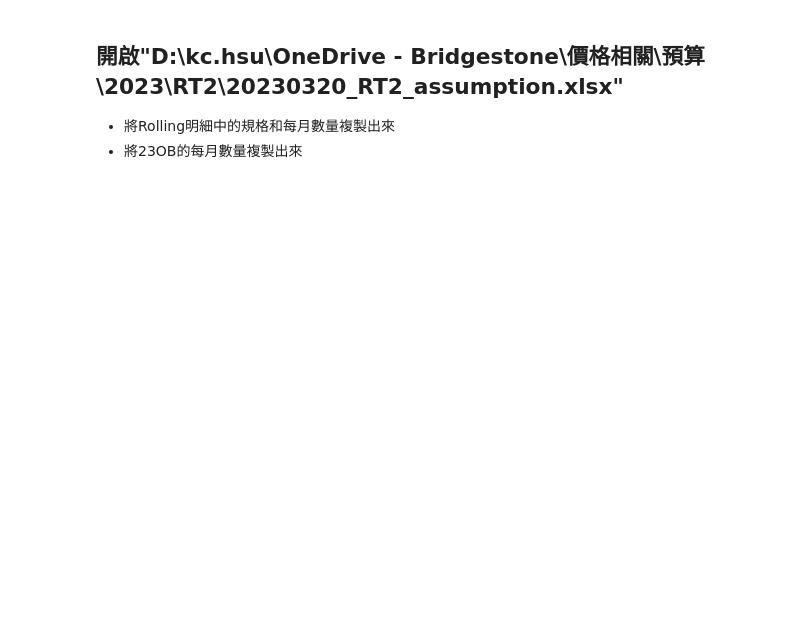
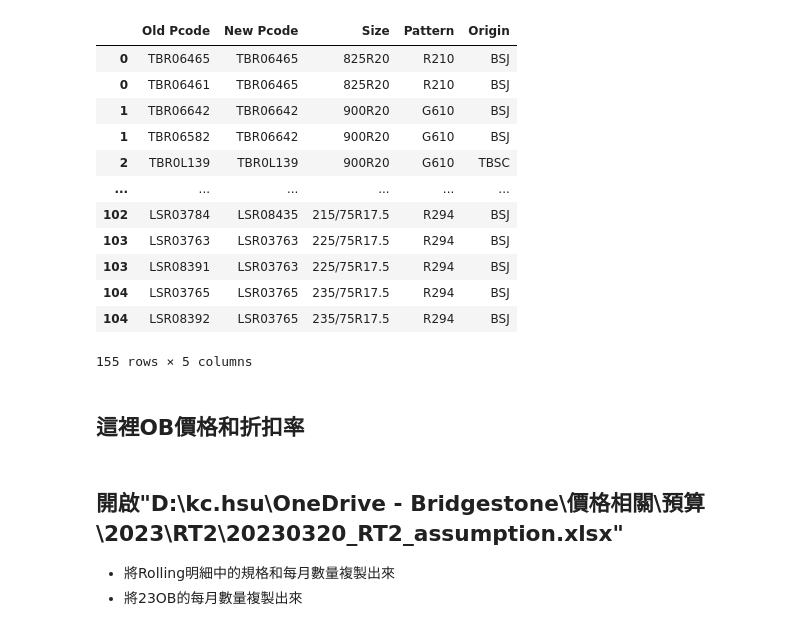
Before and after one commit to jimmyhsu1010/bridgestone_work_related, a Jupyter notebook: sales_related/Forecast相關/23RT2.ipynb, the cells around one changed output. Cells and saved outputs as stored; diff of their text form; code cells hidden in the pictures; blank space fills up the shorter version.

```diff
--- a/sales_related/Forecast相關/23RT2.ipynb
+++ b/sales_related/Forecast相關/23RT2.ipynb
@@ -6,0 +11,24 @@ warnings.filterwarnings("ignore")
+# %%
+pcode["Old Pcode"] = pcode[["New Pcode", "P2", "P3"]].values.tolist()
+# %%
+pcode = pcode[["Old Pcode", "New Pcode", "Size", "Pattern", "Origin"]]
+# %%
+pcode = pcode.explode("Old Pcode")
+# %%
+pcode = pcode[pcode["Old Pcode"].notna()]
+# %%
+pcode
+# %% [output]
+|  | Old Pcode | New Pcode | Size | Pattern | Origin |
+| 0 | TBR06465 | TBR06465 | 825R20 | R210 | BSJ |
+| 0 | TBR06461 | TBR06465 | 825R20 | R210 | BSJ |
+| 1 | TBR06642 | TBR06642 | 900R20 | G610 | BSJ |
+| 1 | TBR06582 | TBR06642 | 900R20 | G610 | BSJ |
+| 2 | TBR0L139 | TBR0L139 | 900R20 | G610 | TBSC |
+| ... | ... | ... | ... | ... | ... |
+| 102 | LSR03784 | LSR08435 | 215/75R17.5 | R294 | BSJ |
+| 103 | LSR03763 | LSR03763 | 225/75R17.5 | R294 | BSJ |
+| 103 | LSR08391 | LSR03763 | 225/75R17.5 | R294 | BSJ |
+| 104 | LSR03765 | LSR03765 | 235/75R17.5 | R294 | BSJ |
+| 104 | LSR08392 | LSR03765 | 235/75R17.5 | R294 | BSJ |
+155 rows × 5 columns
@@ -6,0 +40,2 @@ warnings.filterwarnings("ignore")
+# %% [markdown]
+## 這裡OB價格和折扣率
```
Also changed, not shown: parts of 49 cells of this notebook, 3 other files.
